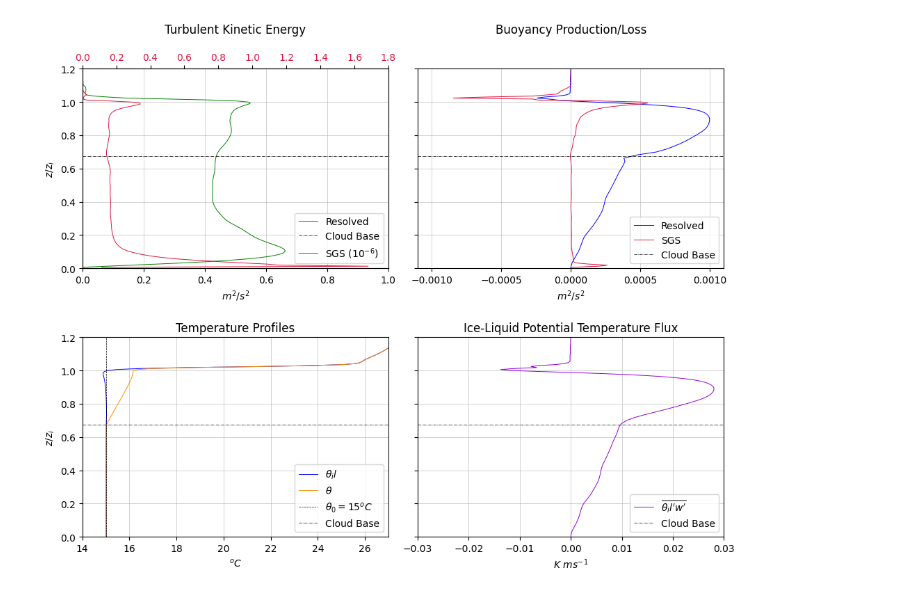
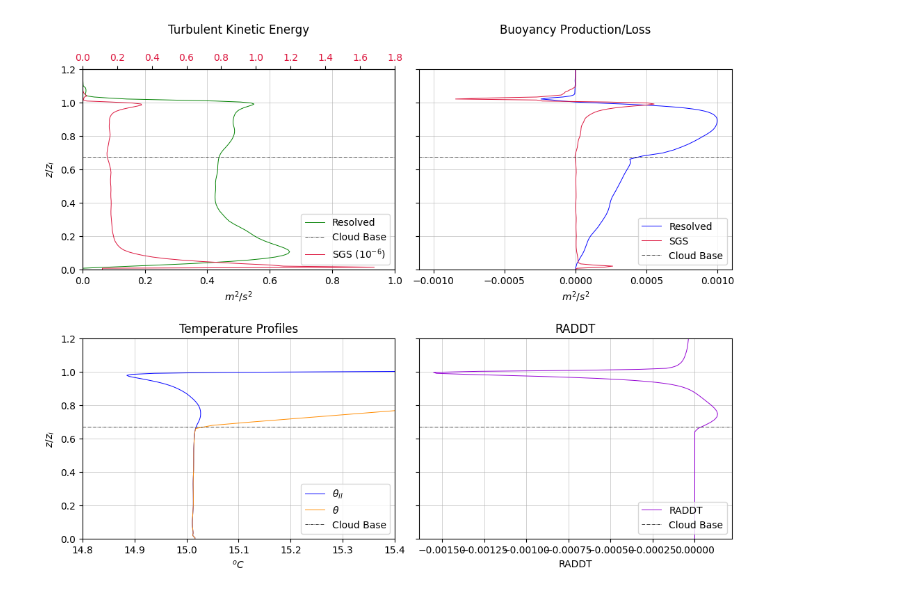
Before and after one commit to ChrisPhys97/Bachelor-Thesis, a Jupyter notebook: TKE-Buoyancy Results.ipynb, the cells around one changed output. Drawn from its saved outputs; the diff is of its cells as text; code cells hidden in the pictures.

```diff
--- a/TKE-Buoyancy Results.ipynb
+++ b/TKE-Buoyancy Results.ipynb
@@ -7,60 +7,54 @@ import requests
 import xarray as xr
 # %%
 # --- Cloud base (last time steo) ---
-zi=830
+zi=833.5
 c_base=560/zi
 
-# --- Normalization (last time step) ---
-w_star=0.71
-norm=w_star**3/zi
-
 # --- Buoyancy/TKE data ---
-url4="https://raw.githubusercontent.com/ChrisPhys97/Bachelor-Thesis/refs/heads/main/data/Buoyancy_TKE_FLUX_data.nc"
+url4="https://raw.githubusercontent.com/ChrisPhys97/Bachelor-Thesis/refs/heads/main/data/Buoyancy_TKE_data.nc"
 response=requests.get(url4)
 data=response.content
 bf=xr.open_dataset(io.BytesIO(data),engine="h5netcdf")
-theta0=bf.PTL.values[0]-273.15 # Surface liquid potential temperature
 
 fig,ax=plt.subplots(2,2,figsize=(10,8),constrained_layout={'hspace': 0.07, 'h_pad': 0.07})
-ax[1,0].plot(bf.PTL.values-273.15,bf.z.values,linewidth=0.7,color="b",label=r"$\theta_il$")
-ax[1,0].plot(bf.PT.values-273.15,bf.z.values,color="darkorange",linewidth=0.7,label=r"$\theta$")
-ax[1,1].plot(bf.PTLW.values,bf.z.values,color="darkviolet",linewidth=0.7,label=r"$\overline{\theta_il^\prime w^\prime}$ ")
+ax[1,0].plot(bf.PTIL.values-273.15,bf.z.values/zi,linewidth=0.7,color="b",label=r"$\theta_{il}$")
+ax[1,0].plot(bf.PT.values-273.15,bf.z.values/zi,color="darkorange",linewidth=0.7,label=r"$\theta$")
+ax[1,1].plot(bf.RADDT.values,bf.z.values/zi,color="darkviolet",linewidth=0.7,label="RADDT")
 ax[0,1].set_yticklabels([])
-ax[0,1].plot(bf.BFRES.values,bf.z.values,linewidth=0.7,color="b",label="Resolved")
-ax[0,1].plot(bf.BFSGS.values,bf.z.values,linewidth=0.7,color="crimson",label="SGS")
-ax[0,0].plot(bf.TKERES.values, bf.z.values, linewidth=0.7, color="g", label="Resolved")
+ax[0,1].plot(bf.BFRES.values,bf.z.values/zi,linewidth=0.7,color="b",label="Resolved")
+ax[0,1].plot(bf.BFSGS.values,bf.z.values/zi,linewidth=0.7,color="crimson",label="SGS")
+ax[0,0].plot(bf.TKERES.values, bf.z.values/zi, linewidth=0.7, color="g", label="Resolved")
 ax[1,1].set_yticklabels([])
-ax[1,0].axvline(x=theta0,linewidth=0.5,color="k",label=r"$\theta_0=15 {}^oC$",linestyle="--")
-xlabels=["$m^2/s^2$","$m^2/s^2$","${}^oC$","$K$ $ms^{-1}$"]
-subplot_titles = ["Turbulent Kinetic Energy", "Buoyancy Production/Loss","Temperature Profiles", "Ice-Liquid Potential Temperature Flux"]
 
 ax_twin = ax[0,0].twiny()
-ax_twin.plot(bf.TKESGS.values/1e-6, bf.z.values, linewidth=0.7, color="crimson", label="SGS $(10^{-6})$")
+ax_twin.plot(bf.TKESGS.values/1e-6, bf.z.values/zi, linewidth=0.7, color="crimson", label="SGS $(10^{-6})$")
 ax_twin.tick_params(axis='x', labelcolor='crimson')
+xlabels=["$m^2/s^2$","$m^2/s^2$","${}^oC$","RADDT"]
+subplot_titles = ["Turbulent Kinetic Energy", "Buoyancy Production/Loss","Temperature Profiles", "RADDT"]
 i=0
 for a_single_ax in ax.flat:
   a_single_ax.set_ylim([0,1.2])
   a_single_ax.set_xlabel(xlabels[i])
   if i < 2:
       a_single_ax.set_title(subplot_titles[i], y=1.15) # Keep higher y for top row
   else:
       a_single_ax.set_title(subplot_titles[i])
   a_single_ax.grid(True,linewidth=0.5,alpha=0.8)
   a_single_ax.axhline(y=c_base,linewidth=0.5,color="k",label="Cloud Base",linestyle="-.")
   if a_single_ax != ax[0,0]:
       a_single_ax.legend(loc="lower right")
   i+=1
 handles1, labels1 = ax[0,0].get_legend_handles_labels()
 handles2, labels2 = ax_twin.get_legend_handles_labels()
 ax_twin.set_xlim([0,1.8])
 ax[0,0].legend(handles1 + handles2, labels1 + labels2, loc='lower right')
 ax[0,0].set_xlim([0,1])
-ax[1,0].set_xlim([14,27])
-ax[1,1].set_xlim([-0.03,0.03])
+ax[1,0].set_xlim([14.8,15.4])
+#ax[1,1].set_xlim([-0.03,0.03])
 ax[0,1].set_xlim([-0.0011,0.0011])
 ax[0,1].set_xticks([-0.001, -0.0005, 0, 0.0005, 0.001])
 ax[0,0].set_ylabel("$z/z_i$")
 ax[1,0].set_ylabel("$z/z_i$")
 plt.show()
 # %% [output]
-[figure, old version]
+[figure, new version]
```
